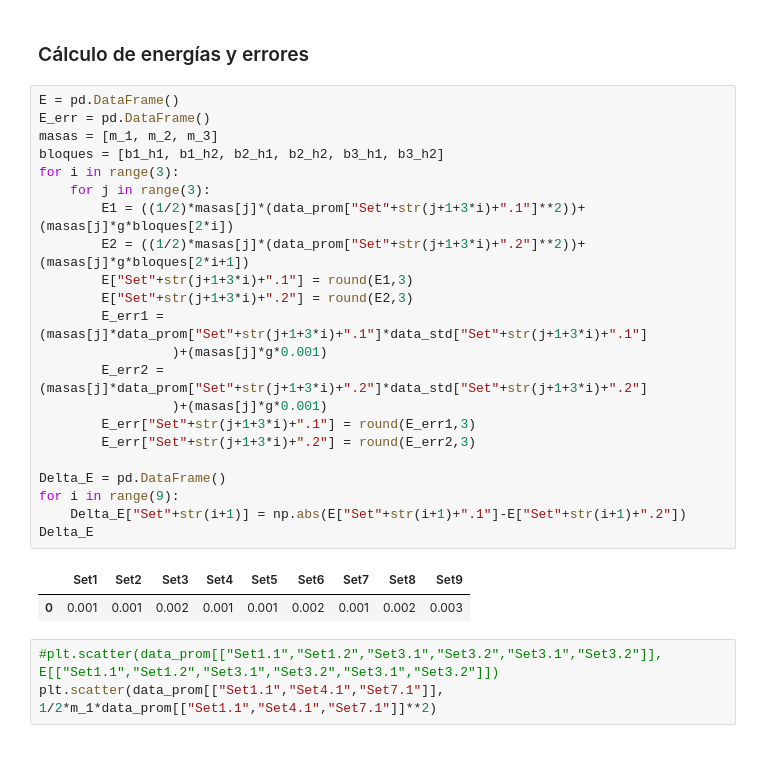
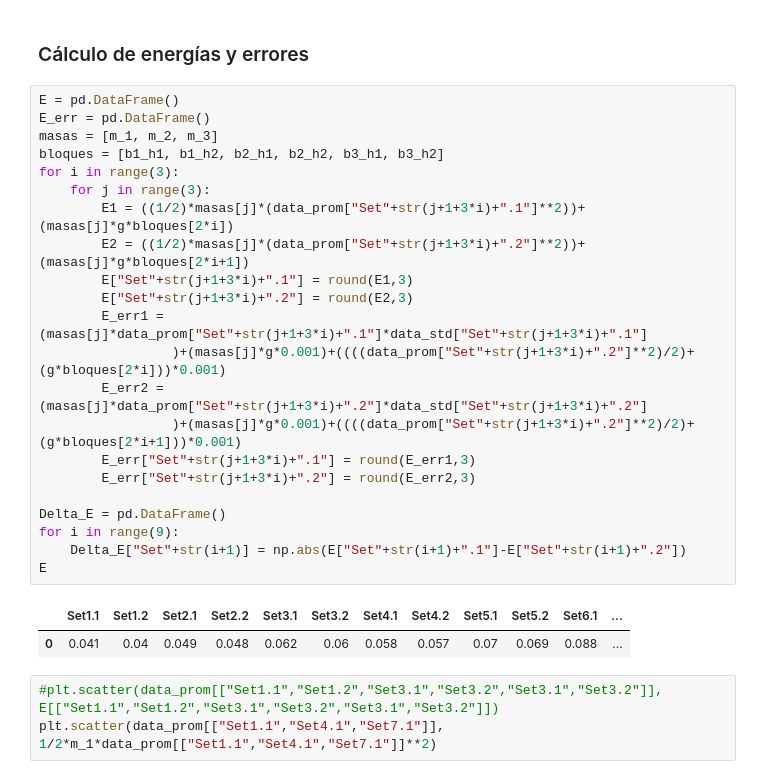
Before and after one commit to Vendetta0462/LaboratoriosFisica, a Jupyter notebook: Practica 2 - E Mecanica/code/E_Mec.ipynb, the cells around one changed output. Cells and saved outputs as stored; diff of their text form.

```diff
--- a/Practica 2 - E Mecanica/code/E_Mec.ipynb
+++ b/Practica 2 - E Mecanica/code/E_Mec.ipynb
@@ -117,28 +125,28 @@ b3_h1, b3_h2 = hi(b_3)
 # %%
 E = pd.DataFrame()
 E_err = pd.DataFrame()
 masas = [m_1, m_2, m_3]
 bloques = [b1_h1, b1_h2, b2_h1, b2_h2, b3_h1, b3_h2]
 for i in range(3):
     for j in range(3):
         E1 = ((1/2)*masas[j]*(data_prom["Set"+str(j+1+3*i)+".1"]**2))+(masas[j]*g*bloques[2*i])
         E2 = ((1/2)*masas[j]*(data_prom["Set"+str(j+1+3*i)+".2"]**2))+(masas[j]*g*bloques[2*i+1])
         E["Set"+str(j+1+3*i)+".1"] = round(E1,3)
         E["Set"+str(j+1+3*i)+".2"] = round(E2,3)
         E_err1 = (masas[j]*data_prom["Set"+str(j+1+3*i)+".1"]*data_std["Set"+str(j+1+3*i)+".1"]
-                 )+(masas[j]*g*0.001)
+                 )+(masas[j]*g*0.001)+((((data_prom["Set"+str(j+1+3*i)+".2"]**2)/2)+(g*bloques[2*i]))*0.001)
         E_err2 = (masas[j]*data_prom["Set"+str(j+1+3*i)+".2"]*data_std["Set"+str(j+1+3*i)+".2"]
-                 )+(masas[j]*g*0.001)
+                 )+(masas[j]*g*0.001)+((((data_prom["Set"+str(j+1+3*i)+".2"]**2)/2)+(g*bloques[2*i+1]))*0.001)
         E_err["Set"+str(j+1+3*i)+".1"] = round(E_err1,3)
         E_err["Set"+str(j+1+3*i)+".2"] = round(E_err2,3)
 
 Delta_E = pd.DataFrame()
 for i in range(9):
     Delta_E["Set"+str(i+1)] = np.abs(E["Set"+str(i+1)+".1"]-E["Set"+str(i+1)+".2"])
-Delta_E
+E
 # %% [output]
-|  | Set1 | Set2 | Set3 | Set4 | Set5 | Set6 | Set7 | Set8 | Set9 |
-| 0 | 0.001 | 0.001 | 0.002 | 0.001 | 0.001 | 0.002 | 0.001 | 0.002 | 0.003 |
+|  | Set1.1 | Set1.2 | Set2.1 | Set2.2 | Set3.1 | Set3.2 | Set4.1 | Set4.2 | Set5.1 | Set5.2 | Set6.1 | ... |
+| 0 | 0.041 | 0.04 | 0.049 | 0.048 | 0.062 | 0.06 | 0.058 | 0.057 | 0.07 | 0.069 | 0.088 | ... |
 # %%
 #plt.scatter(data_prom[["Set1.1","Set1.2","Set3.1","Set3.2","Set3.1","Set3.2"]], E[["Set1.1","Set1.2","Set3.1","Set3.2","Set3.1","Set3.2"]])
 plt.scatter(data_prom[["Set1.1","Set4.1","Set7.1"]], 1/2*m_1*data_prom[["Set1.1","Set4.1","Set7.1"]]**2)
```
Also changed, not shown: parts of 1 cell of this notebook.
